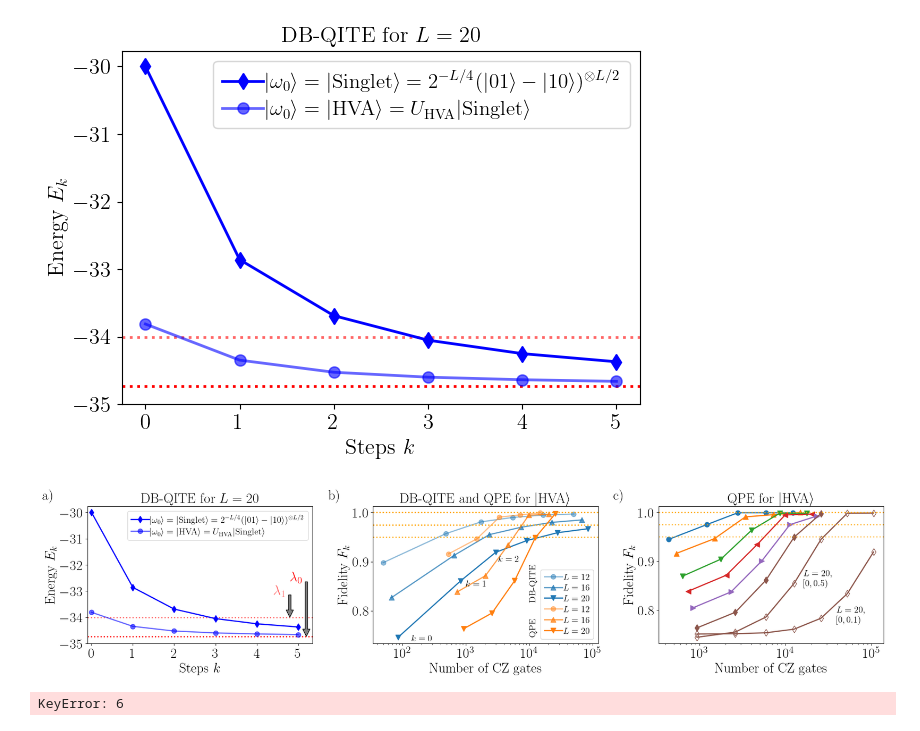
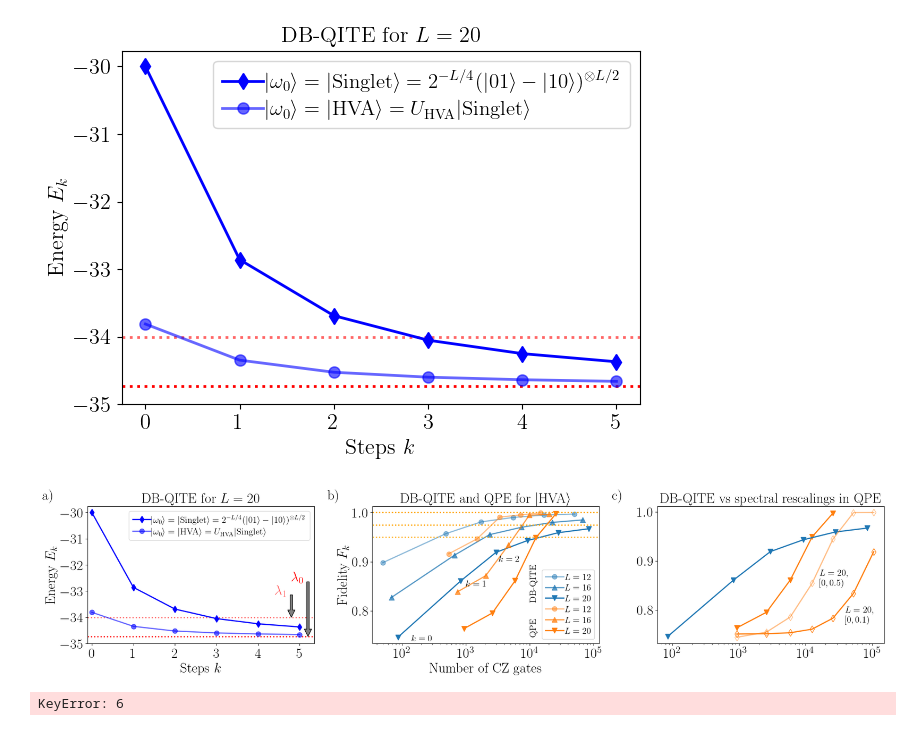
Before and after one commit to renezander90/DB-QITE, a Jupyter notebook: DB-QITE-PRL/generate_plots_PRL-Marek_running-joined_DB_QPE.ipynb, the cells around one changed output. Cells and saved outputs as stored; diff of their text form; code cells hidden in the pictures.

Commit message:
figure from email

```diff
--- a/DB-QITE-PRL/generate_plots_PRL-Marek_running-joined_DB_QPE.ipynb
+++ b/DB-QITE-PRL/generate_plots_PRL-Marek_running-joined_DB_QPE.ipynb
@@ -885,39 +885,60 @@ axF_QITE.annotate('b)', xy = (-.2, 1.05), xycoords='axes fraction')
 axF_QITE.annotate(r'$k=0$', xy=(140,0.738), textcoords='data', fontsize=15)
 axF_QITE.annotate(r'$k=1$', xy=(1e3,0.85), textcoords='data', fontsize=15)
 axF_QITE.annotate(r'$k=2$', xy=(3.3e3,0.9), textcoords='data', fontsize=15)
 
 axF_QITE.annotate(r'DB-QITE', xy=(1e4,0.82), textcoords='data', fontsize=15,rotation=90)
 axF_QITE.annotate(r'QPE', xy=(1e4,0.75), textcoords='data', fontsize=15,rotation=90)
 ###############################################################################
 # SUBPLOT 3: Fidelity and CZ count QPE
 ###############################################################################
 
-generate_fidelity_cz_qpe(axF_QPE, "VQE", show_legend=False)
+#generate_fidelity_cz_qpe(axF_QPE, "VQE", show_legend=False)
 
 
+L=20
+index =1
+
+steps = list(range(1,6))
+fidelities = [results_QPE[index][L][k]['F0'] for k in steps]
+cz_counts = cz_data_qpe[L]
+axF_QPE.plot(cz_counts, fidelities, marker=markers[i], label=f'$L={L}$~~~~', color= colors[1], alpha = alphas[i])
+
+results = results_QITE[L]
+
+psi = E0_vec[L] # ground state
+states = results[index]["statevectors"]
+fidelities = []
+for phi in states:
+    fidelities.append(np.round(np.abs(np.dot(psi.conj().transpose(),phi))**2,3))
+
+cz_counts = cz_data_qite[L]
+axF_QPE.plot(cz_counts, fidelities, marker=markers[i], label=f'$L={L}$',color= colors[0], alpha = alphas[i])
+
+
+steps = list(range(1,8))
 colors = plt.rcParams['axes.prop_cycle'].by_key()['color']
 fidelities = [results_QPE_rescaled_05[index][20][k]['F0'] for k in steps]
 cz_counts = [results_QPE_rescaled_05[index][20][k]['ops']['cz'] for k in steps]
-#ax.plot(cz_counts, fidelities, color=colors[5], marker='d', markerfacecolor='none', alpha = 0.5)
+axF_QPE.plot(cz_counts, fidelities, color=colors[1], marker='d', markerfacecolor='none', alpha = 0.5)
 
 
 fidelities = [results_QPE_rescaled_01[index][20][k]['F0'] for k in steps]
 cz_counts = [results_QPE_rescaled_01[index][20][k]['ops']['cz'] for k in steps]
-#ax.plot(cz_counts, fidelities, color=colors[5], marker='d', markerfacecolor='none')
+axF_QPE.plot(cz_counts, fidelities, color=colors[1], marker='d', markerfacecolor='none')
 
 
 
 axF_QPE.annotate('c)', xy = (-.2, 1.05), xycoords='axes fraction')
 axF_QPE.annotate(r'$L=20,$', xy=(16100,0.87), textcoords='data', fontsize=15)
 axF_QPE.annotate(r'$[0,0.5)$', xy=(16100,0.85), textcoords='data', fontsize=15)
 axF_QPE.annotate(r'$L=20,$', xy=(39000,0.795), textcoords='data', fontsize=15)
 axF_QPE.annotate(r'$[0,0.1)$', xy=(39000,0.7753), textcoords='data', fontsize=15)
-
-
+axF_QPE.set_xscale('log')
+axF_QPE.set_title(r"DB-QITE vs spectral rescalings in QPE")
 plt.tight_layout()
 plt.savefig("plots/QITE_Heisenberg_main2.pdf")
 # %% [output]
-[figure, old version]
+[figure, new version]
 # %%
 cz_counts = [results_VQE_QPE[20][k]['ops']['cz'] for k in steps]
 print(cz_counts)
```
Also changed, not shown: 2 other files.
